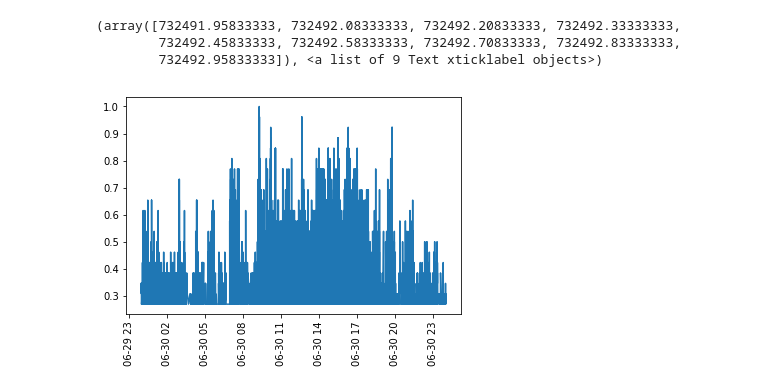
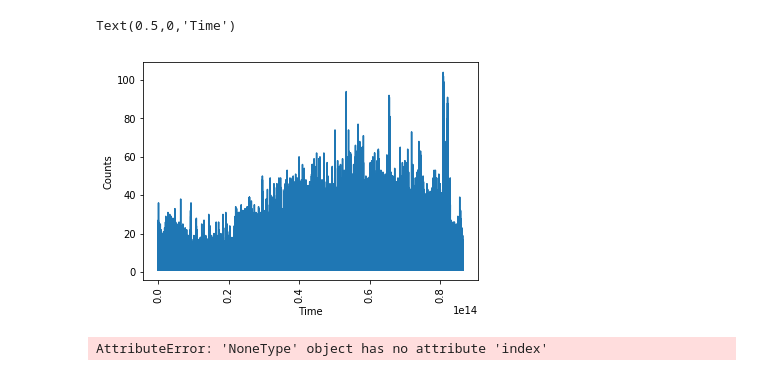
Before and after one commit to MarinerT/Predicting-Popular-Financial-Searches, a Jupyter notebook: worksheets/firstcleanse_script.ipynb, the cells around one changed output. Drawn from its saved outputs; the diff is of its cells as text; code cells hidden in the pictures.

```diff
--- a/worksheets/firstcleanse_script.ipynb
+++ b/worksheets/firstcleanse_script.ipynb
@@ -60,8 +91,13 @@ sns.distplot(df['Normalized'])
+# %%
+plt.plot(df.time, df['Counts'])
+plt.xticks(rotation=90)
+plt.ylabel("Counts")
+plt.xlabel('Time')
+# %% [output]
+Text(0.5,0,'Time')
+[figure, added]
 # %%
-plt.plot(df_filtered.index.to_pydatetime(), df_filtered['Normalized'])
+plt.plot(df.index.to_pydatetime(), df['Counts'])
 plt.xticks(rotation=90)
 # %% [output]
-(array([732491.95833333, 732492.08333333, 732492.20833333, 732492.33333333,
-        732492.45833333, 732492.58333333, 732492.70833333, 732492.83333333,
-        732492.95833333]), <a list of 9 Text xticklabel objects>)
+AttributeError: 'NoneType' object has no attribute 'index'
-[figure, removed]
```
Also changed, not shown: parts of 19 cells of this notebook, 9 other files.
